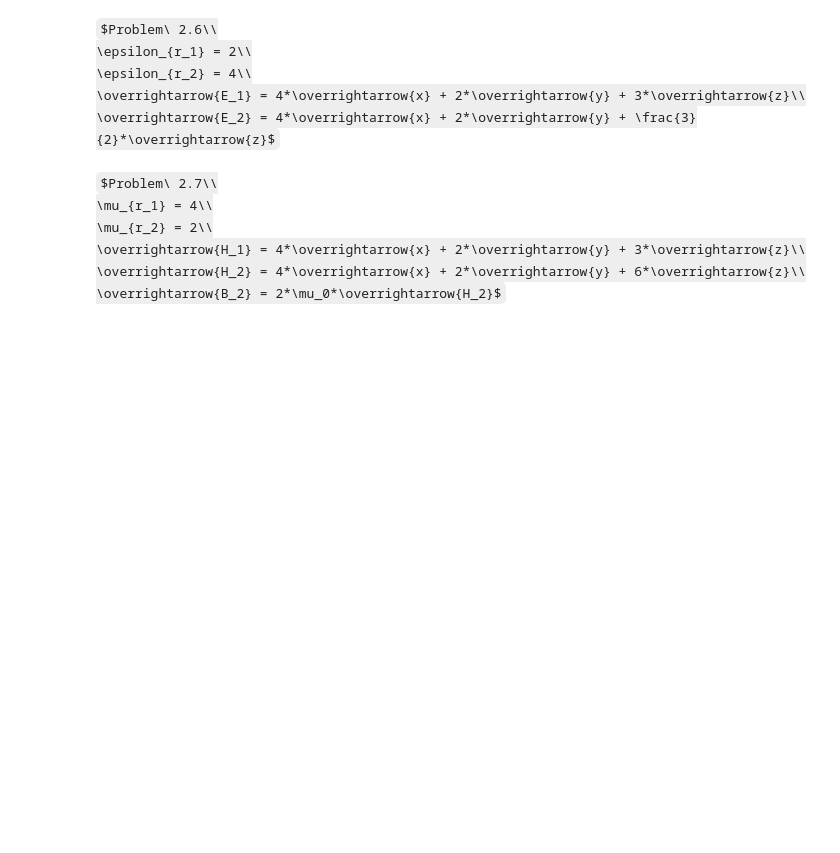
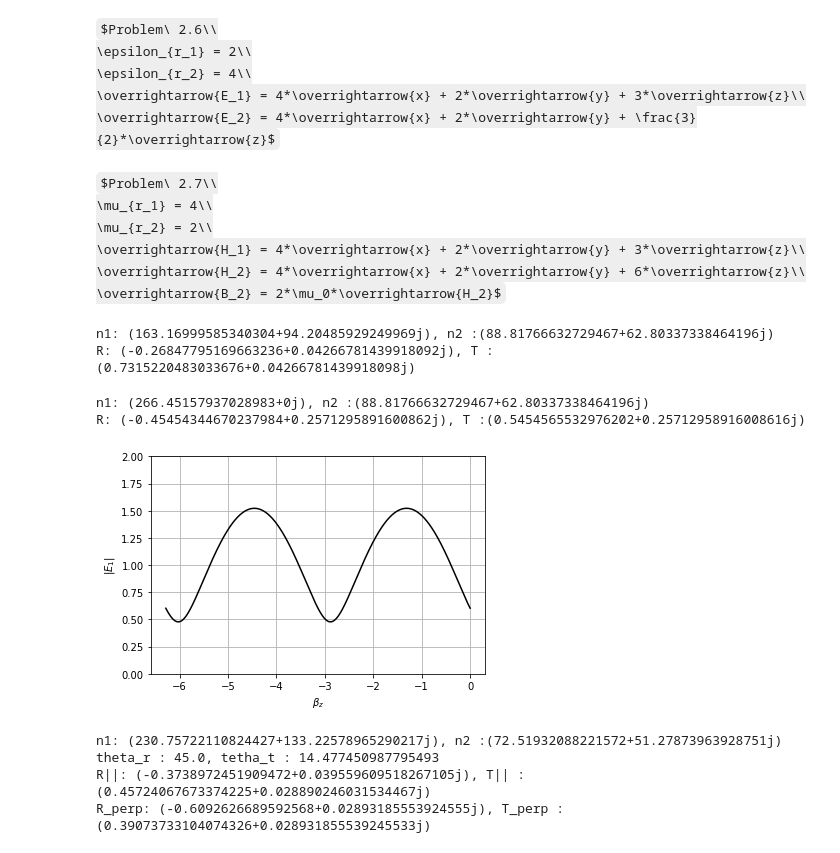
Before and after one commit to totoff/SamrtAntennas, a Jupyter notebook: ElectromagneticFields.ipynb, the cells around one changed output. Cells and saved outputs as stored; diff of their text form; code cells hidden in the pictures; some formulas as TeX source; blank space fills up the shorter version.

```diff
--- a/ElectromagneticFields.ipynb
+++ b/ElectromagneticFields.ipynb
@@ -276,3 +276,82 @@ $Problem\ 2.7\\
 \overrightarrow{H_1} = 4*\overrightarrow{x} + 2*\overrightarrow{y} + 3*\overrightarrow{z}\\
 \overrightarrow{H_2} = 4*\overrightarrow{x} + 2*\overrightarrow{y} + 6*\overrightarrow{z}\\
 \overrightarrow{B_2} = 2*\mu_0*\overrightarrow{H_2}$
+# %%
+#Pb 2.8
+#region 1 et region2 are nonmagnetic
+epsilon_r1 = 2
+epsilon_r2 = 4
+loss_tangent_1 = 1.732
+loss_tangent_2 = 2.8284
+n1 = np.sqrt(mu0/(epsilon_r1*epsilon0)/(1-1.j*loss_tangent_1))
+n2 = np.sqrt(mu0/(epsilon_r2*epsilon0)/(1-1.j*loss_tangent_2))
+print(f"n1: {n1}, n2 :{n2}")
+R = (n2-n1)/(n2+n1)
+T = 2*n2/(n2+n1)
+print(f"R: {R}, T :{T}")
+# %% [output]
+n1: (163.16999585340304+94.20485929249969j), n2 :(88.81766632729467+62.80337338464196j)
+R: (-0.26847795169663236+0.04266781439918092j), T :(0.7315220483033676+0.04266781439918098j)
+# %%
+#Pb 2.9
+#region 1 et region2 are nonmagnetic
+epsilon_r1 = 2
+epsilon_r2 = 4
+# region 1 is lossless => loss_tangent1= 0 , alpha1 =0
+loss_tangent_1 = 0
+loss_tangent_2 = 2.8284
+# normal incidence (theta = 0)
+n1 = np.sqrt(mu0/(epsilon_r1*epsilon0)/(1-1.j*loss_tangent_1))
+n2 = np.sqrt(mu0/(epsilon_r2*epsilon0)/(1-1.j*loss_tangent_2))
+print(f"n1: {n1}, n2 :{n2}")
+
+R = (n2-n1)/(n2+n1)
+T = 2*n2/(n2+n1)
+print(f"R: {R}, T :{T}")
+
+angg=np.arctan2(np.imag(R),np.real(R))
+bz=np.arange(-2*np.pi,0,.001)
+env=np.sqrt(1+abs(R)**2+2*abs(R)*np.cos(2*bz+angg))
+plt.plot(bz,env,'k')
+plt.xlabel(r'$\beta_z$')
+plt.ylabel(r'$|E_1|$')
+plt.ylim(0,2.0)
+plt.grid(True)
+plt.show()
+# %% [output]
+n1: (266.45157937028983+0j), n2 :(88.81766632729467+62.80337338464196j)
+R: (-0.45454344670237984+0.2571295891600862j), T :(0.5454565532976202+0.25712958916008616j)
+[figure, added]
+# %%
+#Pb 2.10
+#region 1 et region2 are nonmagnetic
+epsilon_r1 = 1
+epsilon_r2 = 6
+loss_tangent_1 = 1.732
+loss_tangent_2 = 2.8284
+
+# Impedances
+n1 = np.sqrt(mu0/(epsilon_r1*epsilon0)/(1-1.j*loss_tangent_1))
+n2 = np.sqrt(mu0/(epsilon_r2*epsilon0)/(1-1.j*loss_tangent_2))
+print(f"n1: {n1}, n2 :{n2}")
+
+# incidence (theta = 45)
+theta_i = np.pi/4
+theta_r = theta_i
+beta_1_over_beta_2 = np.sqrt(epsilon_r1*(np.sqrt(1+loss_tangent_1**2)+1))/np.sqrt(epsilon_r2*(np.sqrt(1+loss_tangent_2**2)+1))
+theta_t = np.arcsin(beta_1_over_beta_2*np.sin(theta_i))
+print(f"theta_r : {np.degrees(theta_r)}, tetha_t : {np.degrees(theta_t)}");
+
+R = (n2*np.cos(theta_t)-n1*np.cos(theta_i))/(n2*np.cos(theta_t)+n1*np.cos(theta_i))
+T = 2*n2*np.cos(theta_i)/(n2*np.cos(theta_t)+n1*np.cos(theta_i))
+print(f"R||: {R}, T|| :{T}")
+
+#Pb 2.11
+R = (n2*np.cos(theta_i)-n1*np.cos(theta_t))/(n2*np.cos(theta_i)+n1*np.cos(theta_t))
+T = 2*n2*np.cos(theta_i)/(n2*np.cos(theta_i)+n1*np.cos(theta_t))
+print(f"R_perp: {R}, T_perp :{T}")
+# %% [output]
+n1: (230.75722110824427+133.22578965290217j), n2 :(72.51932088221572+51.27873963928751j)
+theta_r : 45.0, tetha_t : 14.477450987795493
+R||: (-0.3738972451909472+0.039559609518267105j), T|| :(0.45724067673374225+0.028890246031534467j)
+R_perp: (-0.6092626689592568+0.02893185553924555j), T_perp :(0.39073733104074326+0.028931855539245533j)
```
Also changed, not shown: parts of 3 cells of this notebook.
